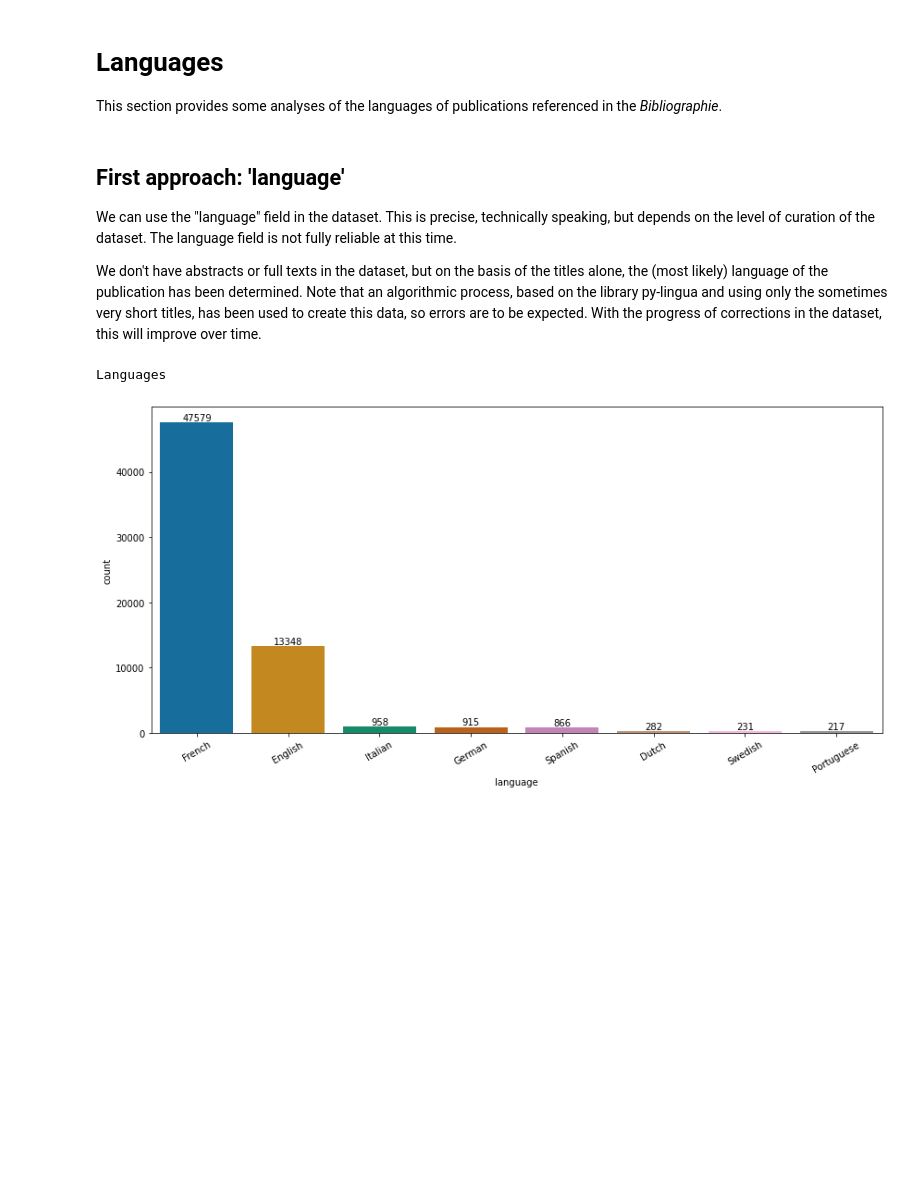
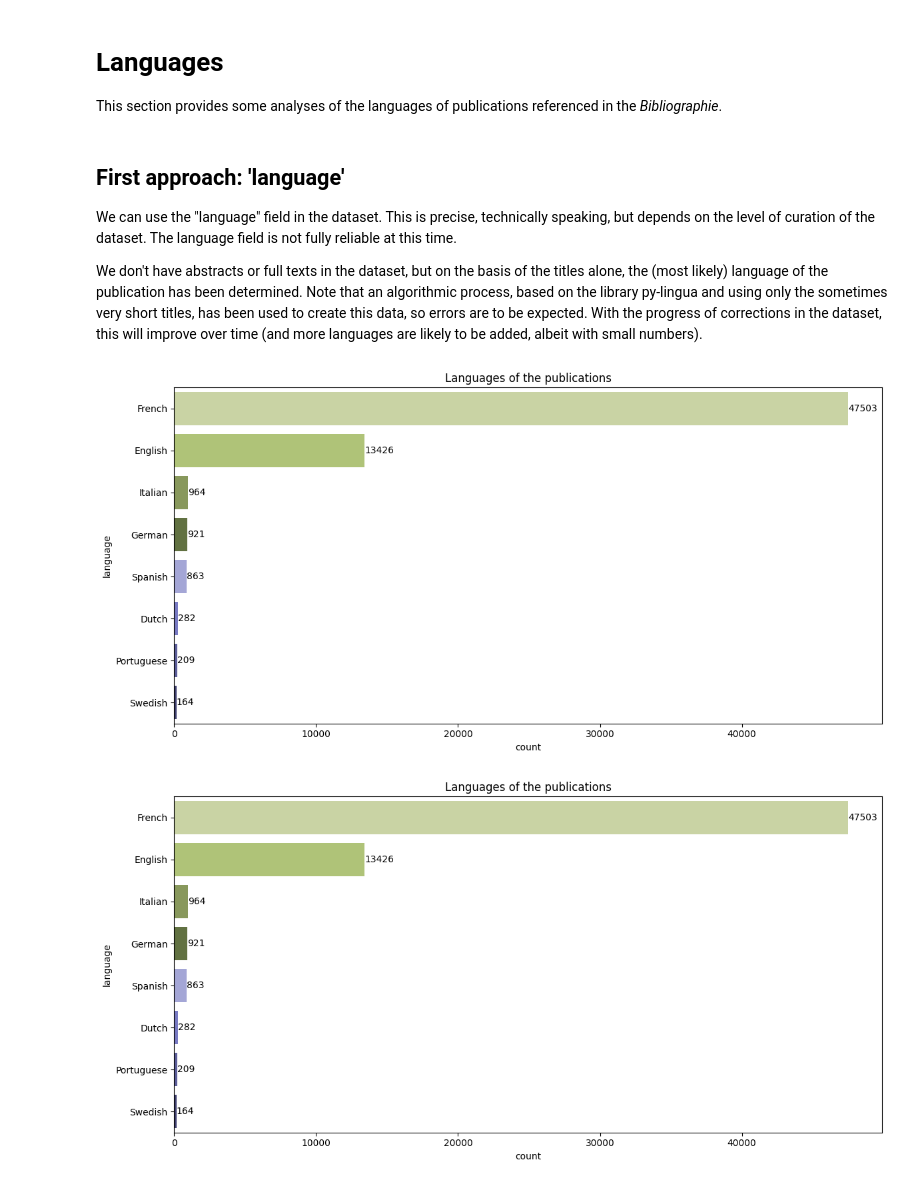
Before and after one commit to christofs/BIB18, a Jupyter notebook: languages.ipynb, the cells around one changed output. Drawn from its saved outputs; the diff is of its cells as text; code cells hidden in the pictures; blank space fills up the shorter version.

Commit message:
update to language

```diff
--- a/languages.ipynb
+++ b/languages.ipynb
@@ -20,8 +20,7 @@ import numpy as np
 
 # === Files and parameters ===
 
-wdir = join("/", "media", "christof", "Data", "Github", "christofs", "BIB18")
-bibdatafile = join(wdir, "data", "BIB18_Zotero-RDF.rdf")
+bibdatafile = join("data", "BIB18_Zotero-RDF_2024-01-02.rdf")
 #bibdatafile = join(wdir, "data", "BIB18_Zotero-RDF_TEST.rdf")
 
 namespaces = {
@@ -43,35 +42,56 @@ bibdata = read_xml(bibdatafile)
 
 We can use the "language" field in the dataset. This is precise, technically speaking, but depends on the level of curation of the dataset. The language field is not fully reliable at this time.
 
-We don't have abstracts or full texts in the dataset, but on the basis of the titles alone, the (most likely) language of the publication has been determined. Note that an algorithmic process, based on the library py-lingua and using only the sometimes very short titles, has been used to create this data, so errors are to be expected. With the progress of corrections in the dataset, this will improve over time.
+We don't have abstracts or full texts in the dataset, but on the basis of the titles alone, the (most likely) language of the publication has been determined. Note that an algorithmic process, based on the library py-lingua and using only the sometimes very short titles, has been used to create this data, so errors are to be expected. With the progress of corrections in the dataset, this will improve over time (and more languages are likely to be added, albeit with small numbers).
 # %%
-def get_languages(bibdata):
-    print("\nLanguages")
+def get_languages(bibdata, figsize, figurefile, dpi):
 
     # Find all the instances of "language" Element and its content
     xpath = "//z:language/text()"
     languages = bibdata.xpath(xpath, namespaces=namespaces)
     # Identify frequency of languages
     languages_counts = Counter(languages)
-    languages_counts = dict(sorted(languages_counts.items(), key = lambda item: item[1], reverse=True)[:10])
+    languages_counts = dict(sorted(languages_counts.items(), key = lambda item: item[1], reverse=True)[:8])
 
 
     # Visualize using a simple bar chart
     lc = pd.DataFrame.from_dict(languages_counts, orient="index", columns=["count"]).reset_index().rename({"index" : "language"}, axis=1)
-    plt.figure(figsize=(12,6))
-    pal = sns.color_palette("colorblind", len(lc))
-    fig = sns.barplot(data=lc, x="language", y="count", palette=pal)
-    fig.set_xticklabels(fig.get_xticklabels(), rotation=30)
+    plt.figure(figsize=figsize)
+    palette = sns.color_palette("tab20b", len(lc))
+    fig = sns.barplot(
+        data=lc,
+        y="language",
+        x="count",
+        hue="count",
+        legend=False,
+        palette=palette,
+        orient='h'
+        )
     for i in fig.containers:
         fig.bar_label(i,)
+    fig.set(title="Languages of the publications")
     plt.tight_layout()
-    plt.savefig(join(wdir, "figures", "languages_counts.png"), dpi=300)
+    plt.savefig(figurefile, dpi=dpi)
     return languages, languages_counts
 
-languages, languages_counts = get_languages(bibdata)
+# Call for website
+languages, languages_counts = get_languages(
+    bibdata,
+    figsize = (12,6),
+    figurefile = join(wdir, "figures", "languages_counts.png"),
+    dpi = 300
+    )
+
+# Call for poster
+languages, languages_counts = get_languages(
+    bibdata,
+    figsize = (12,6),
+    figurefile = join(wdir, "figures", "large", "languages_counts.svg"),
+    dpi = 300
+    )
 # %% [output]
-Languages
-[figure, old version]
+[figure, new version]
+[figure, added]
 # %%
 
 # Provide some results as a text.
```
Also changed, not shown: parts of 1 cell of this notebook, 3 other files.
